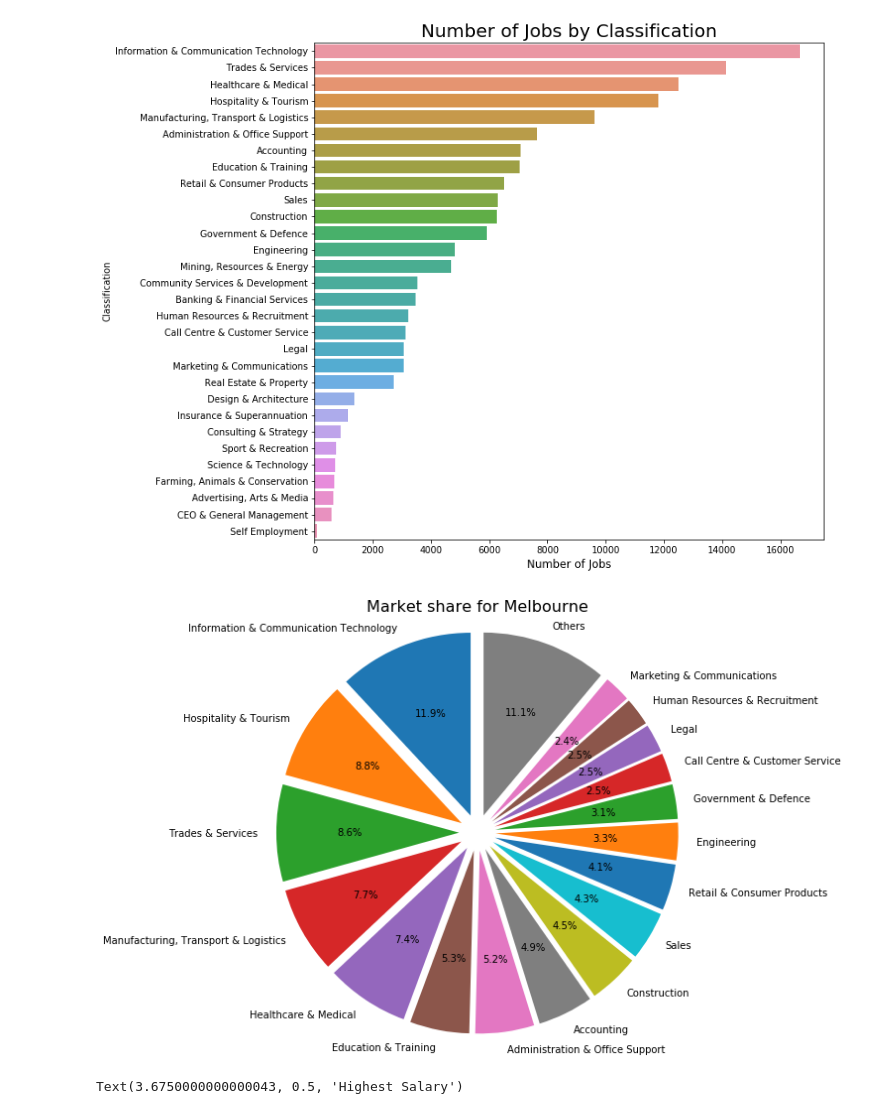
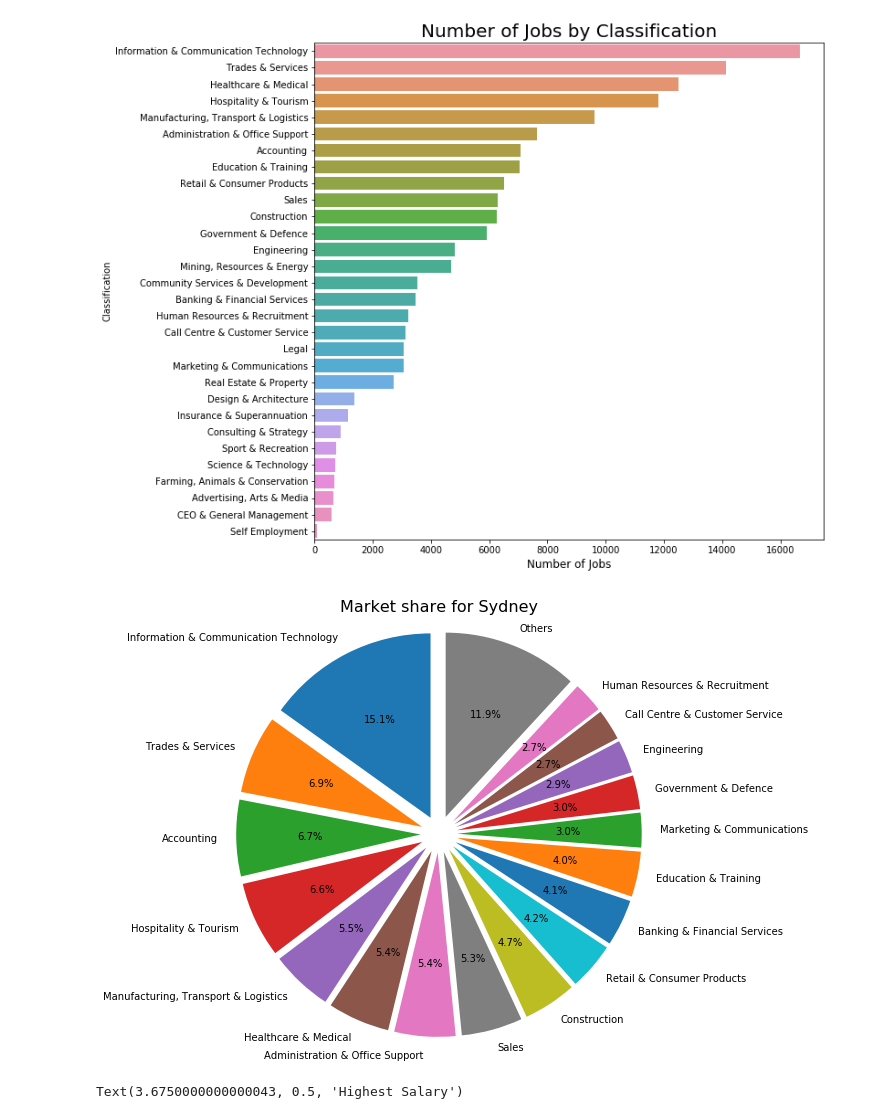
Before and after one commit to susana-p/Shared_Group_File_A3, a Jupyter notebook: Group27_Assignment2/Assignment-Group-Final.ipynb, the cells around one changed output. Saved outputs shown, nothing was run; the diff lists cells and outputs as text; code cells hidden in the pictures.

Commit message:
Update graph label to Sydney

```diff
--- a/Group27_Assignment2/Assignment-Group-Final.ipynb
+++ b/Group27_Assignment2/Assignment-Group-Final.ipynb
@@ -427,35 +427,35 @@ explode = [0.1] * 18
 
 classificationDf = df[(df['Location'].isna()==False) & (df['Location'] == "Sydney")]
 classificationDf = classificationDf.groupby('Classification').count()
 classificationDf['Classification'] = classificationDf.index
 classificationDf['Count'] = classificationDf["Id"]
 
 # Pie char for job market share of cities
 from matplotlib import cm
 classificationDf = classificationDf.sort_values(by=["Count"], ascending =False)
 
 # Get the top 17 classifications
 classificationTop18Df = classificationDf[:17].copy()
 
 # others
 new_row = pd.DataFrame(data = {
     'Classification' : ['Others'],
     'Count' : [classificationDf["Count"][17:].sum()]
 })
 
 # Add 17 top classifications with others
 classificationTop18Df = pd.concat([classificationTop18Df, new_row],sort=False)
 classificationTop18Df.index = classificationTop18Df['Classification']
 
 # Pie chart
 plt.pie( classificationTop18Df["Count"], labels=classificationTop18Df["Classification"], autopct='%1.1f%%', startangle=90, explode=explode)
 plt.axis('equal')  # Equal aspect ratio ensures that pie is drawn as a circle.
 
-plt.title('Market share for Melbourne',size=16,loc='center')
+plt.title('Market share for Sydney',size=16,loc='center')
 plt.ylabel('')
 plt.show()
 # %% [output]
-[figure, old version]
+[figure, new version]
 # %%
 # Can you find the salary distribution for the top 30 cities for the number of job postings? Visualize them in the boxplot chart. (1 point)
 
```
